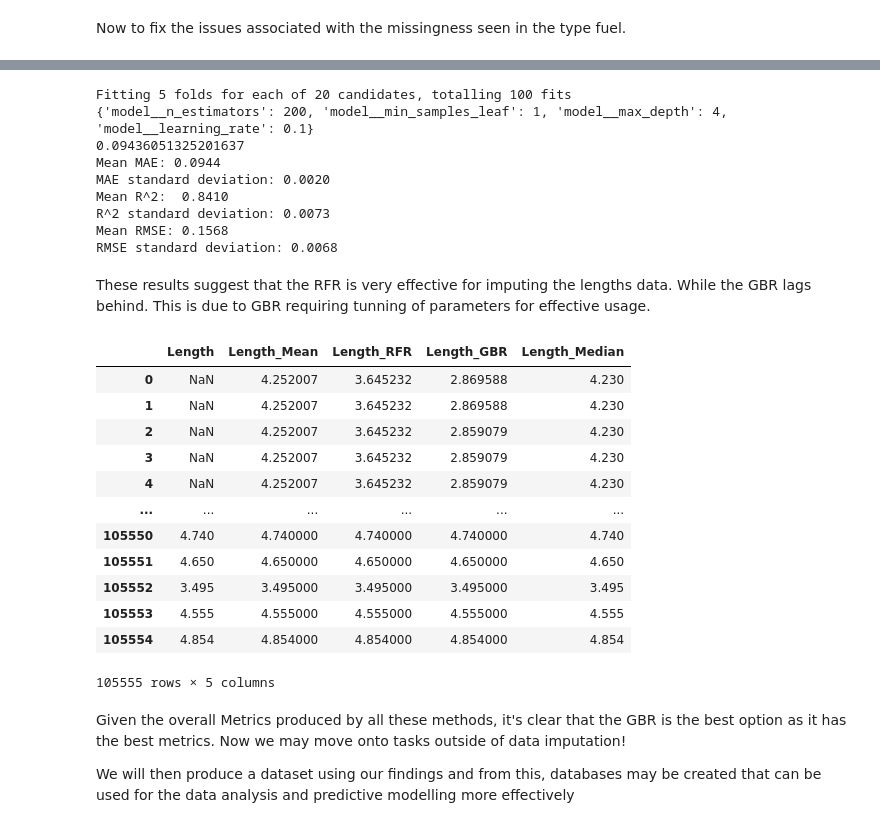
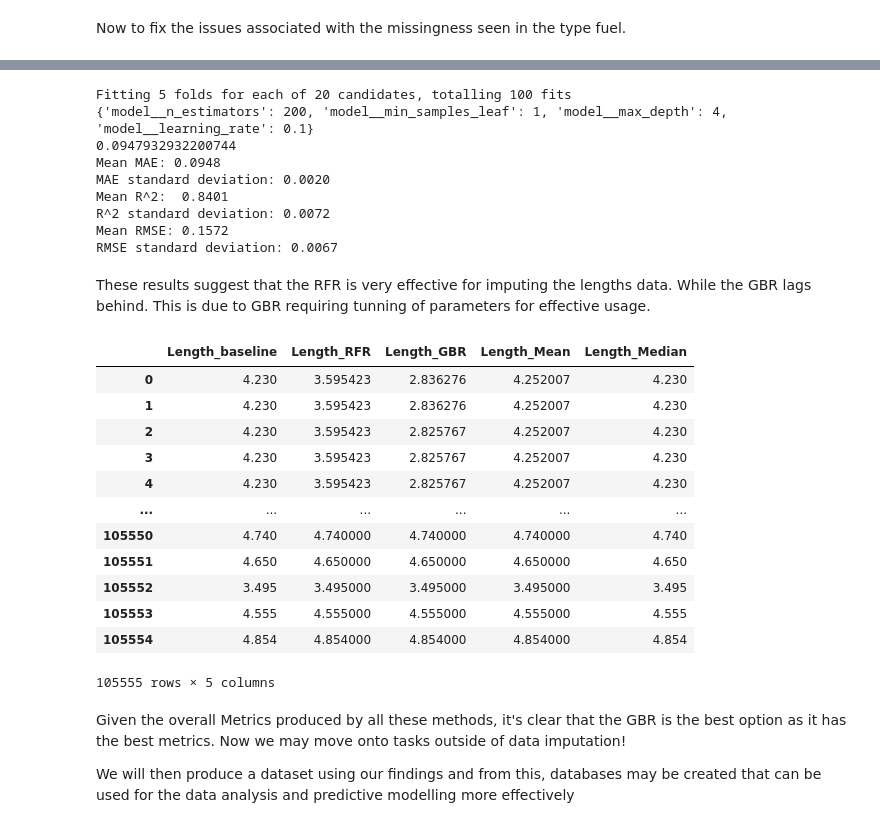
Before and after one commit to Marquis-Alloh/Motor-Insurance-Claims-Prediction-and-Pricing, a Jupyter notebook: Notebooks/Quality&Investigation.ipynb, the cells around one changed output, grey strips where cells are left out. Saved outputs shown, nothing was run; the diff lists cells and outputs as text; code cells hidden in the pictures.

```diff
--- a/Notebooks/Quality&Investigation.ipynb
+++ b/Notebooks/Quality&Investigation.ipynb
@@ -704,12 +699,12 @@ array([ 2,  1,  3,  4,  5,  8,  6,  9,  7, 10, 14, 12, 11, 13, 15, 17, 16])
 # Define the target and predictor columns
 target = "Length"
 
-numerical_cols = list(Length_imputation.describe(include=[np.number]).columns.drop(['ID', 'Heavy_Vehical','Light_Vehical','Old_Policy',
+numerical_cols = list(Length_imputation.describe(include=[np.number]).columns.drop(['ID', 'Heavy_Vehicle','Light_Vehicle','Old_Policy',
                                                                                     'Distribution_channel', 'Payment', 'Second_driver',
-                                                                                    'Old_Policy_Maker', 'Is_Motorbike',
-                                                                                    'Is_Van', 'Is_Passenger_Car', 'Area',
-                                                                                    'Is_Agricultural','Fuel_Petrol','Fuel_Diesel',
-                                                                                    'Fuel_Unknown']))
+                                                                                    'Old_Policy_Maker', 'Type_risk_1',
+                                                                                    'Type_risk_2', 'Type_risk_3', 'Area',
+                                                                                    'Type_risk_4','Type_fuel_0.0','Type_fuel_1.0',
+                                                                                    'Type_Fuel_Unknown','Length_missing', 'Length']))
 """
 [
     'Seniority', 'Policies_in_force',
@@ -724,9 +719,9 @@ numerical_cols = list(Length_imputation.describe(include=[np.number]).columns.dr
 """
 categorical_cols = [
     'Old_Policy', 'Distribution_channel', 'Payment', 'Second_driver',
-    'Old_Policy_Maker','Heavy_Vehical', 'Is_Motorbike', 'Is_Van',
-    'Is_Passenger_Car', 'Area', 'Is_Agricultural', 'Fuel_Petrol',
-    'Fuel_Diesel', 'Fuel_Unknown'
+    'Old_Policy_Maker','Heavy_Vehicle', 'Type_risk_1', 'Type_risk_2',
+    'Type_risk_3', 'Area', 'Type_risk_4', 'Type_fuel_0.0',
+    'Type_fuel_1.0', 'Type_Fuel_Unknown'
 ]
 
 features = numerical_cols + categorical_cols
@@ -783,7 +778,7 @@ params = {
 # %%
 baseline_results = []
 groups = known["ID"]
-
+Curated_Lengths = pd.DataFrame()
 
 for strategy in ["mean", "median"]:
 
@@ -811,12 +806,12 @@ for strategy in ["mean", "median"]:
     baseline.fit(X, y)
 
     # Preserve the original Length column
-    Length_imputation["Length_baseline"] = Length_imputation["Length"]
+    Curated_Lengths["Length_baseline"] = Length_imputation["Length"]
 
     # Predict missing Length values
     missing_mask = Length_imputation["Length"].isna()
 
-    Length_imputation.loc[missing_mask, "Length_baseline"] = baseline.predict(
+    Curated_Lengths.loc[missing_mask, "Length_baseline"] = baseline.predict(
         Length_imputation.loc[missing_mask, features]
     )
 # %% [output]
@@ -880,9 +875,9 @@ print(f"RMSE standard deviation: {rmse_scores.std():.4f}")
 rfr.fit(X, y)
 
 # Preserve the original Length column
-Length_imputation["Length_RFR"] = Length_imputation["Length"]
+Curated_Lengths["Length_RFR"] = Length_imputation["Length"]
 
-Length_imputation.loc[missing_mask, "Length_RFR"] = rfr.predict(
+Curated_Lengths.loc[missing_mask, "Length_RFR"] = rfr.predict(
     Length_imputation.loc[missing_mask, features]
 )
 # %% [output]
@@ -899,7 +894,7 @@ gbr = Pipeline([
     ("model", GradientBoostingRegressor(
         n_estimators=200,
         learning_rate=0.1,
-        loss="absolute_error", # We want absolute error to avoid the impace the squared_error has on GBR
+        loss="absolute_error", # We want absolute error to avoid the impact the squared_error has on GBR
         max_depth=3,
         random_state=42
     ))
@@ -958,34 +953,37 @@ print(f"Mean RMSE: {rmse:.4f}")
 print(f"RMSE standard deviation: {rmse_std:.4f}")
 
 # Preserve the original Length column
-Length_imputation["Length_GBR"] = Length_imputation["Length"]
+Curated_Lengths["Length_GBR"] = Length_imputation["Length"]
 
-Length_imputation.loc[missing_mask, "Length_GBR"] = gbr_best.predict(
+Curated_Lengths.loc[missing_mask, "Length_GBR"] = gbr_best.predict(
     Length_imputation.loc[missing_mask, features]
 )
 # %% [output]
 Fitting 5 folds for each of 20 candidates, totalling 100 fits
 {'model__n_estimators': 200, 'model__min_samples_leaf': 1, 'model__max_depth': 4, 'model__learning_rate': 0.1}
-0.09436051325201637
-Mean MAE: 0.0944
+0.0947932932200744
+Mean MAE: 0.0948
 MAE standard deviation: 0.0020
-Mean R^2:  0.8410
-R^2 standard deviation: 0.0073
-Mean RMSE: 0.1568
-RMSE standard deviation: 0.0068
+Mean R^2:  0.8401
+R^2 standard deviation: 0.0072
+Mean RMSE: 0.1572
+RMSE standard deviation: 0.0067
 # %% [markdown]
 These results suggest that the RFR is very effective for imputing the lengths data. While the GBR lags behind. This is due to GBR requiring tunning of parameters for effective usage.
 # %%
-Length_imputation["Length_Mean"] = Length_imputation['Length'].fillna(Length_imputation['Length'].mean())
-Length_imputation["Length_Median"] = Length_imputation['Length'].fillna(Length_imputation['Length'].median())
-Length_imputation[['Length', 'Length_Mean', 'Length_RFR', 'Length_GBR', "Length_Median"]]
+# We consider adding the columns to
+
+Curated_Lengths["Length_Mean"] = Length_imputation['Length'].fillna(Length_imputation['Length'].mean())
+Curated_Lengths["Length_Median"] = Length_imputation['Length'].fillna(Length_imputation['Length'].median())
+
+Curated_Lengths
 # %% [output]
-|  | Length | Length_Mean | Length_RFR | Length_GBR | Length_Median |
-| 0 | NaN | 4.252007 | 3.645232 | 2.869588 | 4.230 |
-| 1 | NaN | 4.252007 | 3.645232 | 2.869588 | 4.230 |
-| 2 | NaN | 4.252007 | 3.645232 | 2.859079 | 4.230 |
-| 3 | NaN | 4.252007 | 3.645232 | 2.859079 | 4.230 |
-| 4 | NaN | 4.252007 | 3.645232 | 2.859079 | 4.230 |
+|  | Length_baseline | Length_RFR | Length_GBR | Length_Mean | Length_Median |
+| 0 | 4.230 | 3.595423 | 2.836276 | 4.252007 | 4.230 |
+| 1 | 4.230 | 3.595423 | 2.836276 | 4.252007 | 4.230 |
+| 2 | 4.230 | 3.595423 | 2.825767 | 4.252007 | 4.230 |
+| 3 | 4.230 | 3.595423 | 2.825767 | 4.252007 | 4.230 |
+| 4 | 4.230 | 3.595423 | 2.825767 | 4.252007 | 4.230 |
 | ... | ... | ... | ... | ... | ... |
 | 105550 | 4.740 | 4.740000 | 4.740000 | 4.740000 | 4.740 |
 | 105551 | 4.650 | 4.650000 | 4.650000 | 4.650000 | 4.650 |
```
Also changed, not shown: parts of 27 cells of this notebook, 2 other files.
